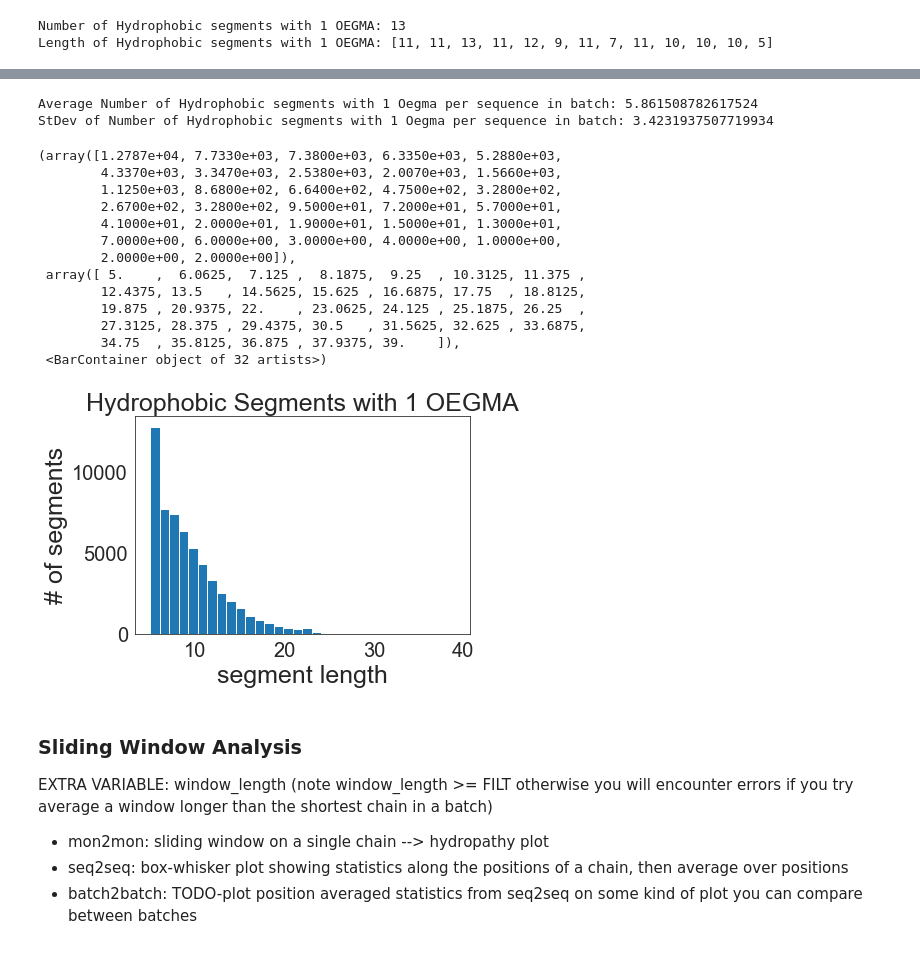
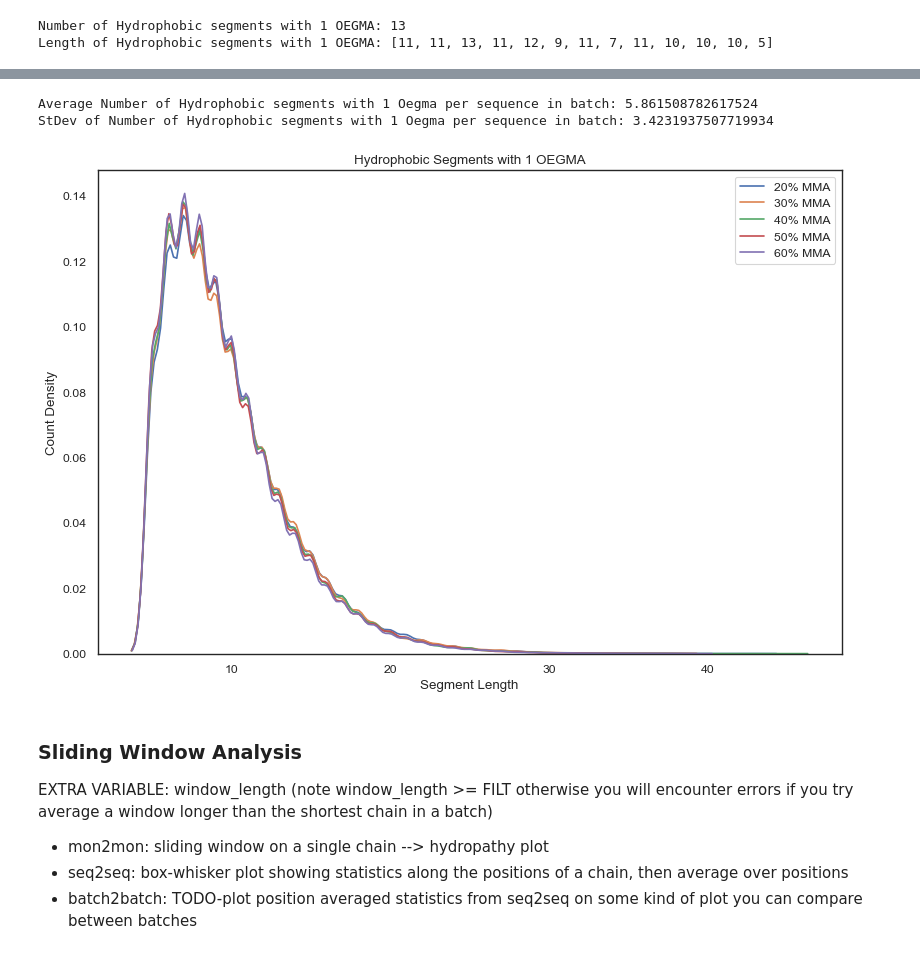
Before and after one commit to ivanjayapurna/RHPapp, a Jupyter notebook: HTP_compdrift.ipynb, the cells around one changed output, grey strips where cells are left out. Saved outputs shown, nothing was run; the diff lists cells and outputs as text; code cells hidden in the pictures.

Commit message:
plots modified

```diff
--- a/HTP_compdrift.ipynb
+++ b/HTP_compdrift.ipynb
@@ -664,45 +705,37 @@ for s_no in range(len(dfs[b_no])):
 # %%
 #analyzes specific segment search data
-Avg_NumSeg = np.mean(np.array(seg_len_list))
-StDev_NumSeg = np.std(np.array(seg_len_list))
-Avg_LenSeg = []
-StDev_LenSeg = []
+# Avg_NumSeg = np.mean(np.array(seg_len_list))
+# StDev_NumSeg = np.std(np.array(seg_len_list))
+# Avg_LenSeg = []
+# StDev_LenSeg = []
 
-for i in range(len(seg_array_b)):
-    if seg_array_b[i] != []:
-        avg = np.mean(np.array(seg_array_b[i]))
-        sdev = np.std(np.array(seg_array_b[i]))
-        Avg_LenSeg.append(avg)
-        StDev_LenSeg.append(sdev)
+# for i in range(len(seg_array_b)):
+#     if seg_array_b[i] != []:
+#         avg = np.mean(np.array(seg_array_b[i]))
+#         sdev = np.std(np.array(seg_array_b[i]))
+#         Avg_LenSeg.append(avg)
+#         StDev_LenSeg.append(sdev)
 
 print("Average Number of Hydrophobic segments with 1 Oegma per sequence in batch: " + str(Avg_NumSeg))
 print("StDev of Number of Hydrophobic segments with 1 Oegma per sequence in batch: " + str(StDev_NumSeg))
 #Uncomment following lines for length data per sequence
 #print("Average lengths of Hydrophobic segments with 1 OEGMA per sequence in batch: " + str(Avg_LenSeg))
 #print("StDev of lengths of Hydrophobic segments with 1 Oegma per sequence in batch: " + str(StDev_LenSeg))
 
-fig = plt.figure()
-plt.xlabel("segment length")
-plt.ylabel("# of segments")
+plt.figure(num=None, figsize=(12, 8), dpi=80, facecolor='w', edgecolor='k')
+# sns.set_style(style='white') #style='white' or 'darkgrid'
+plt.xlabel("Segment Length")
+plt.ylabel("Count Density")
+sns.set_style(style = 'white')
+for i in range(len(csv_files)):
+    sns.distplot(total_array[i], label=str((i+2)*10)+"% MMA",hist = False)
+    plt.legend()
 plt.title("Hydrophobic Segments with 1 OEGMA")
-plt.hist(allseg_array, bins=32)
+plt.show()
 # %% [output]
 Average Number of Hydrophobic segments with 1 Oegma per sequence in batch: 5.861508782617524
 StDev of Number of Hydrophobic segments with 1 Oegma per sequence in batch: 3.4231937507719934
-(array([1.2787e+04, 7.7330e+03, 7.3800e+03, 6.3350e+03, 5.2880e+03,
-        4.3370e+03, 3.3470e+03, 2.5380e+03, 2.0070e+03, 1.5660e+03,
-        1.1250e+03, 8.6800e+02, 6.6400e+02, 4.7500e+02, 3.2800e+02,
-        2.6700e+02, 3.2800e+02, 9.5000e+01, 7.2000e+01, 5.7000e+01,
-        4.1000e+01, 2.0000e+01, 1.9000e+01, 1.5000e+01, 1.3000e+01,
-        7.0000e+00, 6.0000e+00, 3.0000e+00, 4.0000e+00, 1.0000e+00,
-        2.0000e+00, 2.0000e+00]),
- array([ 5.    ,  6.0625,  7.125 ,  8.1875,  9.25  , 10.3125, 11.375 ,
-        12.4375, 13.5   , 14.5625, 15.625 , 16.6875, 17.75  , 18.8125,
-        19.875 , 20.9375, 22.    , 23.0625, 24.125 , 25.1875, 26.25  ,
-        27.3125, 28.375 , 29.4375, 30.5   , 31.5625, 32.625 , 33.6875,
-        34.75  , 35.8125, 36.875 , 37.9375, 39.    ]),
- <BarContainer object of 32 artists>)
-[figure, old version]
+[figure, new version]
 # %% [markdown]
 ### Sliding Window Analysis
 EXTRA VARIABLE: window_length (note window_length >= FILT otherwise you will encounter errors if you try average a window longer than the shortest chain in a batch)
```
Also changed, not shown: parts of 3 cells of this notebook.
